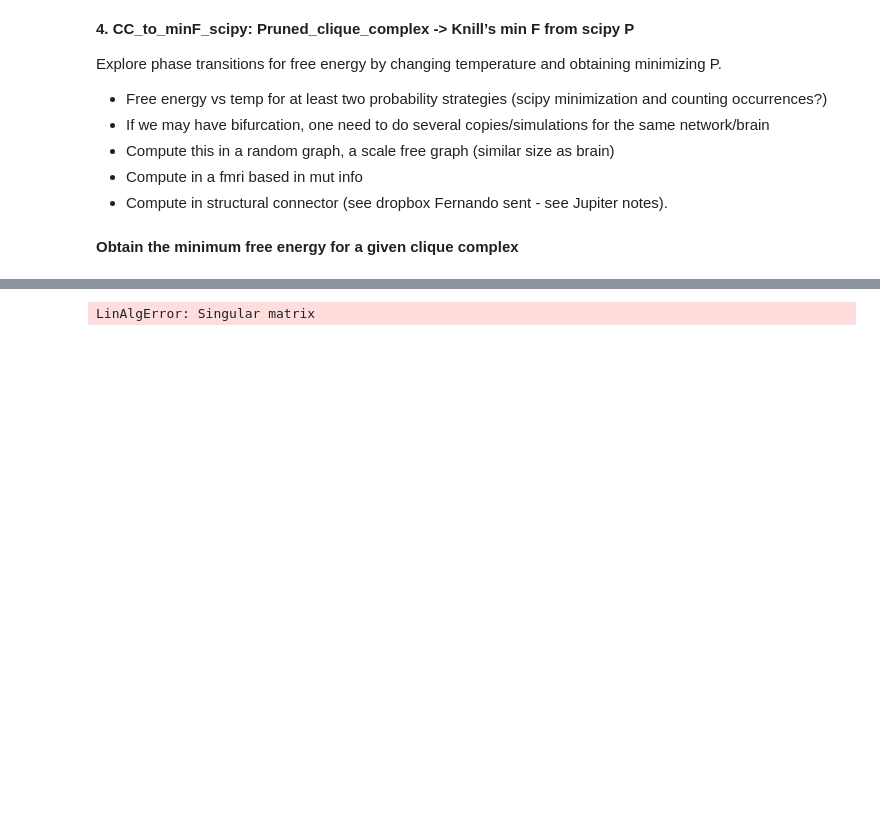
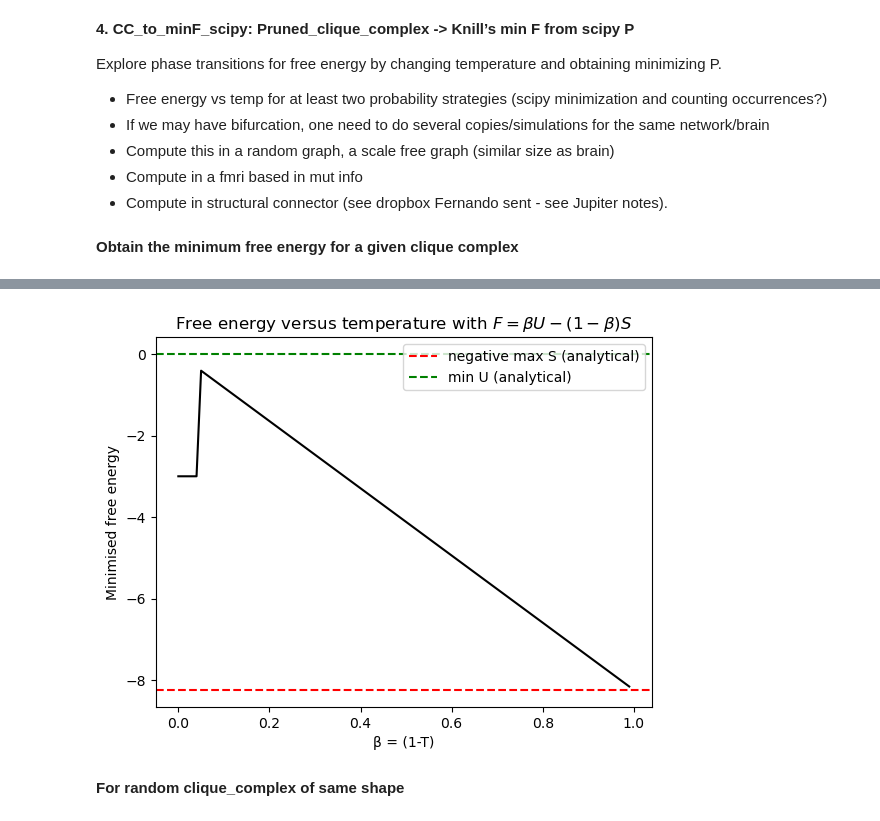
Before and after one commit to cyrilrommens/Free_energy_of_simplicial_complexes, a Jupyter notebook: phase_transitions.ipynb, the cells around one changed output, grey strips where cells are left out. Cells and saved outputs as stored; diff of their text form; code cells hidden in the pictures; blank space fills up the shorter version.

```diff
--- a/phase_transitions.ipynb
+++ b/phase_transitions.ipynb
@@ -102,3 +114,31 @@ def complete_f_generator(clique_complex):
+# %%
+import networkx as nx
+import itertools
+
+# Define a function to generate the clique complex from the list of cliques
+def generate_clique_complex(cliques):
+    clique_complex = []
+    for clique in cliques:
+        # Sort the nodes in the clique to maintain the order
+        clique.sort()
+        # Generate all possible subsets of nodes (simplices)
+        for i in range(1, len(clique) + 1):
+            simplices = [frozenset(sorted(subset)) for subset in itertools.combinations(clique, i)]
+            clique_complex.extend(sorted(simplices))
+    return clique_complex
+
+# Generate a random graph
+num_nodes = 10
+probability = 0.3
+dataset_size = 10
+clique_complex_list = []
+
+# Generate random clique_complex_list
+for i in range(0, dataset_size):
+    random_graph = nx.erdos_renyi_graph(num_nodes, probability)
+    maximal_cliques = list(nx.find_cliques(random_graph))
+    clique_complex = generate_clique_complex(maximal_cliques)
+    clique_complex_list.append(clique_complex)
 # %%
 for i in range(0, len(clique_complex_list)):
     f_list, temperature_list, min_energy_value, max_entropy_value = complete_f_generator(clique_complex_list[i])
@@ -147,13 +185,13 @@ for i in range(0, dataset_size):
 # %%
-for i in range(0, len(clique_complex_list)):
-    f_list, temperature_list, min_energy_value, max_entropy_value = complete_f_generator(clique_complex_list[i])
-    plt.plot(temperature_list, f_list, 'r--')
+plt.plot(temperature_list, f_list, color='black')
 plt.title('Free energy versus temperature with $F= β U - (1-β) S$')
 plt.ylabel('Minimised free energy')
 plt.xlabel('β = (1-T)')
 plt.axhline(y=-max_entropy_value, color='r', linestyle='--', label='negative max S (analytical)')
 plt.axhline(y=min_energy_value, color='g', linestyle='--', label='min U (analytical)')
 plt.legend()
 plt.show()
 # %% [output]
-LinAlgError: Singular matrix
+[figure, added]
+# %% [markdown]
+**For random clique_complex of same shape**
```
Also changed, not shown: parts of 20 cells of this notebook, 3 other files.
